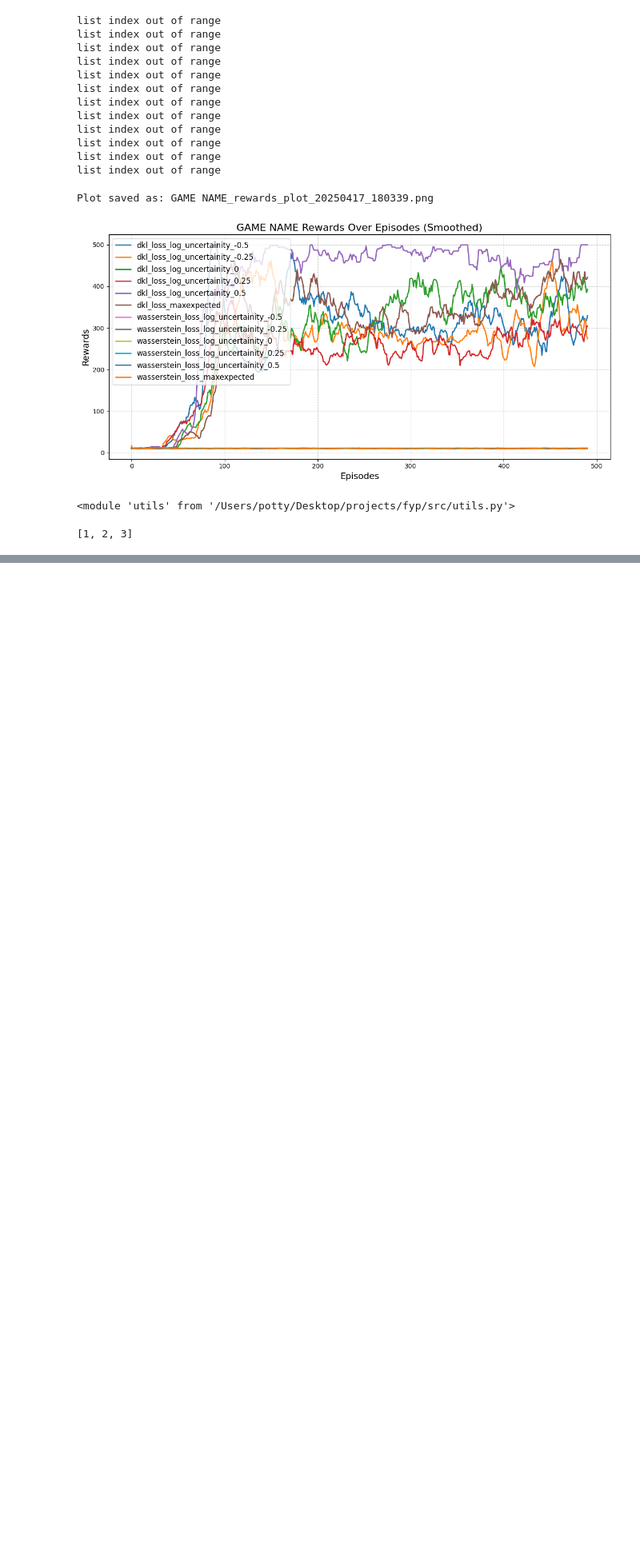
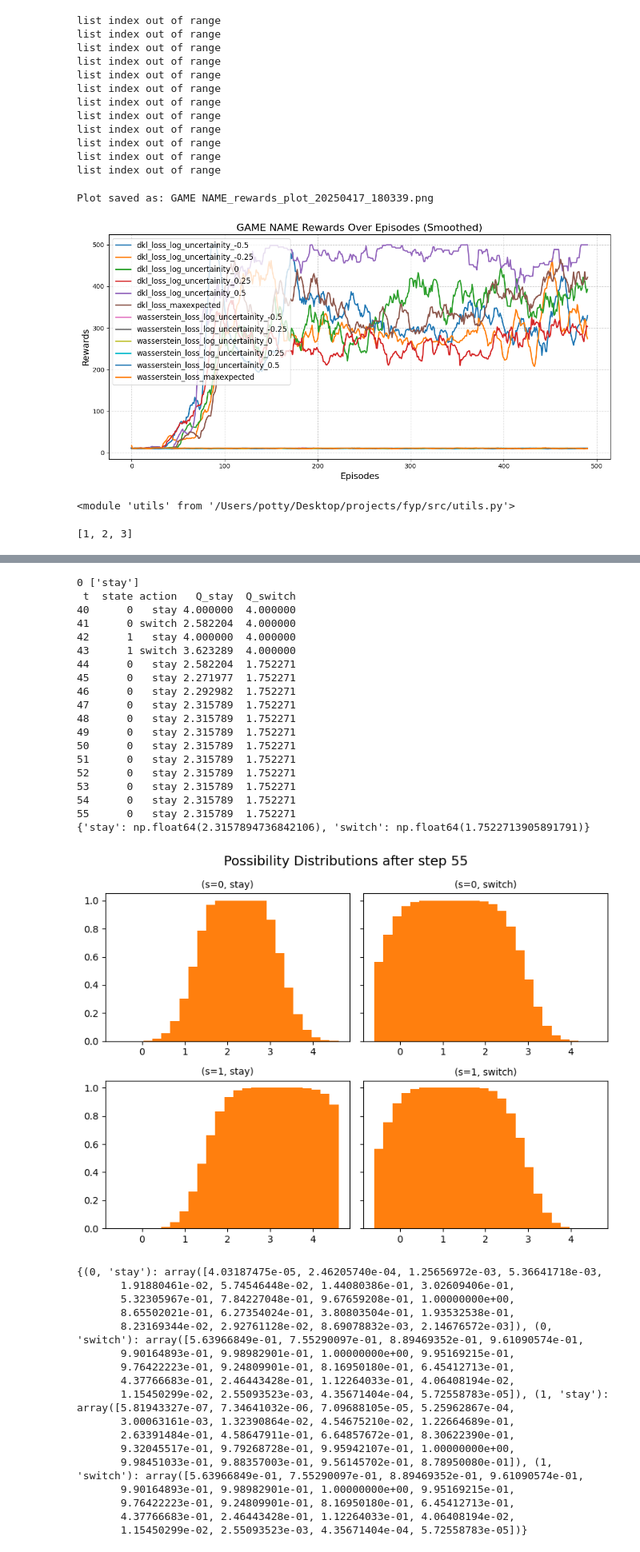
Before and after one commit to tejaey/RL_possibility_theory, a Jupyter notebook: src/Untitled.ipynb, the cells around one changed output, grey strips where cells are left out. Shown at 80% size. Drawn from its saved outputs; the diff is of its cells as text; code cells hidden in the pictures; blank space fills up the shorter version.

```diff
--- a/src/Untitled.ipynb
+++ b/src/Untitled.ipynb
@@ -140,0 +1506,63 @@ utils.av
+# %%
+t = t+1
+Q_vals = {a: optimistic_Q(f[(state,a)]) for a in ('stay','switch')}
+max_Q  = max(Q_vals.values())
+best   = [a for a,q in Q_vals.items() if q == max_Q]
+print(state, best)
+
+action = random.choice(best)
+action = 'stay'# tie‑break
+# record before update
+log.append(dict(t=t, state=state, action=action,
+                Q_stay=Q_vals['stay'], Q_switch=Q_vals['switch']))
+# environment step
+r      = reward[(state,action)]
+s_next = next_s[(state,action)]
+# update only the (state,action) we just experienced
+f[(state,action)] = possibilistic_update(f[(state,action)], r)
+# move to next state
+state = s_next
+
+df = pd.DataFrame(log)
+print(df.to_string(index=False))
+print({a: optimistic_Q(f[(state,a)]) for a in ('stay','switch')})
+plot_possibilities(f, step=t)
+print(f)
+# %% [output]
+0 ['stay']
+ t  state action   Q_stay  Q_switch
+40      0   stay 4.000000  4.000000
+41      0 switch 2.582204  4.000000
+42      1   stay 4.000000  4.000000
+43      1 switch 3.623289  4.000000
+44      0   stay 2.582204  1.752271
+45      0   stay 2.271977  1.752271
+46      0   stay 2.292982  1.752271
+47      0   stay 2.315789  1.752271
+48      0   stay 2.315789  1.752271
+49      0   stay 2.315789  1.752271
+50      0   stay 2.315789  1.752271
+51      0   stay 2.315789  1.752271
+52      0   stay 2.315789  1.752271
+53      0   stay 2.315789  1.752271
+54      0   stay 2.315789  1.752271
+55      0   stay 2.315789  1.752271
+{'stay': np.float64(2.3157894736842106), 'switch': np.float64(1.7522713905891791)}
+[figure, added]
+{(0, 'stay'): array([4.03187475e-05, 2.46205740e-04, 1.25656972e-03, 5.36641718e-03,
+       1.91880461e-02, 5.74546448e-02, 1.44080386e-01, 3.02609406e-01,
+       5.32305967e-01, 7.84227048e-01, 9.67659208e-01, 1.00000000e+00,
+       8.65502021e-01, 6.27354024e-01, 3.80803504e-01, 1.93532538e-01,
+       8.23169344e-02, 2.92761128e-02, 8.69078832e-03, 2.14676572e-03]), (0, 'switch'): array([5.63966849e-01, 7.55290097e-01, 8.89469352e-01, 9.61090574e-01,
+       9.90164893e-01, 9.98982901e-01, 1.00000000e+00, 9.95169215e-01,
+       9.76422223e-01, 9.24809901e-01, 8.16950180e-01, 6.45412713e-01,
+       4.37766683e-01, 2.46443428e-01, 1.12264033e-01, 4.06408194e-02,
+       1.15450299e-02, 2.55093523e-03, 4.35671404e-04, 5.72558783e-05]), (1, 'stay'): array([5.81943327e-07, 7.34641032e-06, 7.09688105e-05, 5.25962867e-04,
+       3.00063161e-03, 1.32390864e-02, 4.54675210e-02, 1.22664689e-01,
+       2.63391484e-01, 4.58647911e-01, 6.64857672e-01, 8.30622390e-01,
+       9.32045517e-01, 9.79268728e-01, 9.95942107e-01, 1.00000000e+00,
+       9.98451033e-01, 9.88357003e-01, 9.56145702e-01, 8.78950080e-01]), (1, 'switch'): array([5.63966849e-01, 7.55290097e-01, 8.89469352e-01, 9.61090574e-01,
+       9.90164893e-01, 9.98982901e-01, 1.00000000e+00, 9.95169215e-01,
+       9.76422223e-01, 9.24809901e-01, 8.16950180e-01, 6.45412713e-01,
+       4.37766683e-01, 2.46443428e-01, 1.12264033e-01, 4.06408194e-02,
+       1.15450299e-02, 2.55093523e-03, 4.35671404e-04, 5.72558783e-05])}
```
Also changed, not shown: parts of 23 cells of this notebook, 33 other files.
